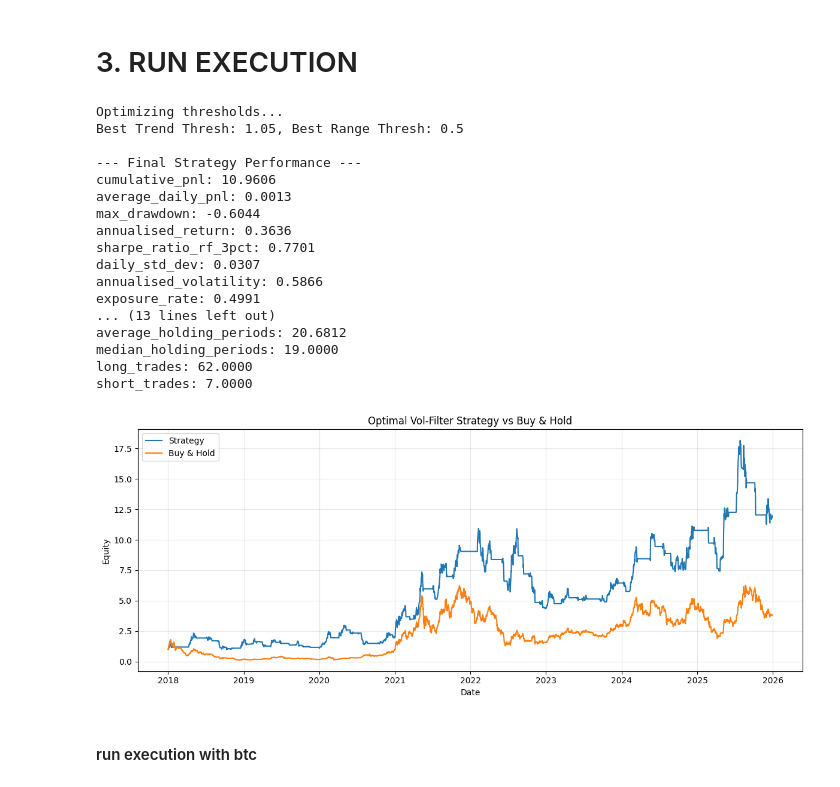
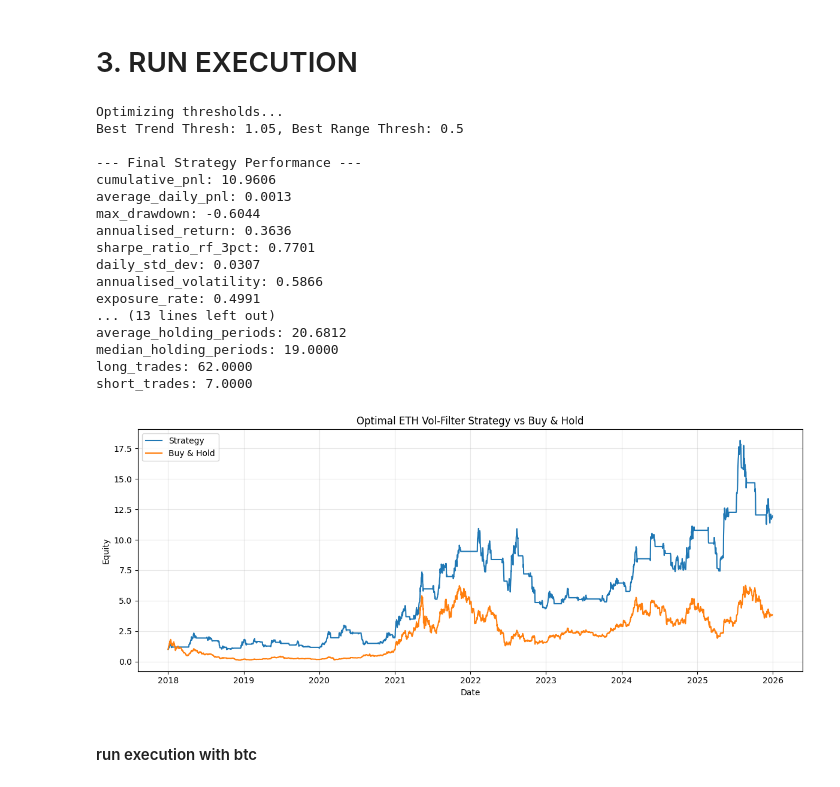
Before and after one commit to yizhouhang/dse4211_crypto_portfolio, a Jupyter notebook: Adaptive/vol_filter_v2.ipynb, the cells around one changed output. Drawn from its saved outputs; the diff is of its cells as text; code cells hidden in the pictures.

Commit message:
updated vol filter

```diff
--- a/Adaptive/vol_filter_v2.ipynb
+++ b/Adaptive/vol_filter_v2.ipynb
@@ -19,8 +19,8 @@ def find_best_thresholds(macd_path, boll_path, trend_space=None, range_space=Non
     # Load and merge
     macd_df = pd.read_csv(macd_path)
     boll_df = pd.read_csv(boll_path)
-    macd_df['date'] = pd.to_datetime(macd_df['date'],format="%Y-%m-%d")
-    boll_df['date'] = pd.to_datetime(boll_df['date'],format="%d/%m/%Y")
+    macd_df['date'] = pd.to_datetime(macd_df['date'])
+    boll_df['date'] = pd.to_datetime(boll_df['date'])
 
     df = pd.merge(macd_df[['date', 'price', 'log_return', 'position']],
                   boll_df[['date', 'position']],
@@ -88,8 +88,8 @@ def process_vol_filter_strategy(macd_path, boll_path, output_csv, trend_t, range
     """
     macd_df = pd.read_csv(macd_path)
     boll_df = pd.read_csv(boll_path)
-    macd_df['date'] = pd.to_datetime(macd_df['date'],format="%Y-%m-%d")
-    boll_df['date'] = pd.to_datetime(boll_df['date'],format="%d/%m/%Y")
+    macd_df['date'] = pd.to_datetime(macd_df['date'])
+    boll_df['date'] = pd.to_datetime(boll_df['date'])
 
     df = pd.merge(macd_df[['date', 'price', 'log_return', 'position']],
                   boll_df[['date', 'position']],
@@ -149,35 +149,35 @@ final_df = process_vol_filter_strategy(
     trend_t=best_params['trend_t'],
     range_t=best_params['range_t']
 )
 
 # Step 4: Final Evaluation
 daily_eval, trade_log, summary = evaluate_strategy_full(final_df, fee=0.00, rf_annual=0.03)
 print("\n--- Final Strategy Performance ---")
 
 for k, v in summary.items():
     print(f"{k}: {v:.4f}")
 
-plot_strategy_vs_buy_hold(daily_eval, title="Optimal Vol-Filter Strategy vs Buy & Hold")
+plot_strategy_vs_buy_hold(daily_eval, title="Optimal ETH Vol-Filter Strategy vs Buy & Hold")
 plt.show()
 # %% [output]
 Optimizing thresholds...
 Best Trend Thresh: 1.05, Best Range Thresh: 0.5
 
 --- Final Strategy Performance ---
 cumulative_pnl: 10.9606
 average_daily_pnl: 0.0013
 max_drawdown: -0.6044
 annualised_return: 0.3636
 sharpe_ratio_rf_3pct: 0.7701
 daily_std_dev: 0.0307
 annualised_volatility: 0.5866
 exposure_rate: 0.4991
 ... (13 lines left out)
 average_holding_periods: 20.6812
 median_holding_periods: 19.0000
 long_trades: 62.0000
 short_trades: 7.0000
-[figure, old version]
+[figure, new version]
 # %% [markdown]
 #### run execution with btc
 # %%
```
Also changed, not shown: parts of 4 cells of this notebook.
